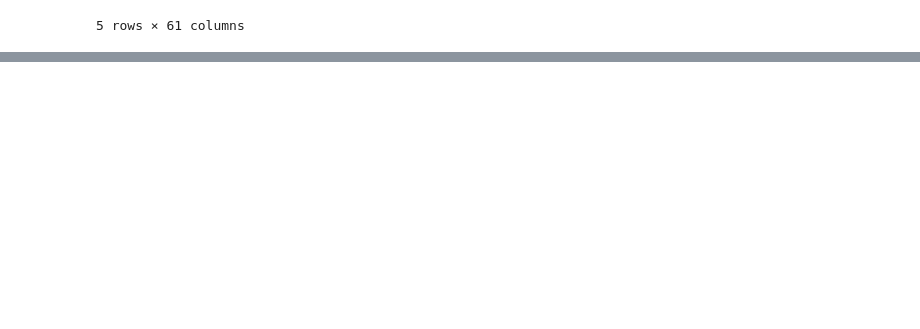
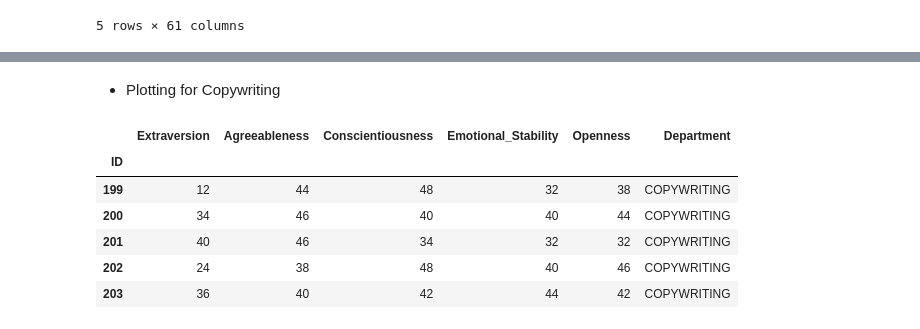
Before and after one commit to Andy-Nkumane/data-wrangling-functional-programming, a Jupyter notebook: Data wrangling - functional programming.ipynb, the cells around one changed output, grey strips where cells are left out. Drawn from its saved outputs; the diff is of its cells as text; code cells hidden in the pictures; blank space fills up the shorter version.

```diff
--- a/Data wrangling - functional programming.ipynb
+++ b/Data wrangling - functional programming.ipynb
@@ -405,0 +409,14 @@ cols.append('Department')
+# %% [markdown]
+* Plotting for Copywriting
+# %%
+cp = df_plot[df_plot.Department == 'COPYWRITING']
+cp = pd.DataFrame(cp)
+cp.head()
+# %% [output]
+|  | Extraversion | Agreeableness | Conscientiousness | Emotional_Stability | Openness | Department |
+| ID |  |  |  |  |  |  |
+| 199 | 12 | 44 | 48 | 32 | 38 | COPYWRITING |
+| 200 | 34 | 46 | 40 | 40 | 44 | COPYWRITING |
+| 201 | 40 | 46 | 34 | 32 | 32 | COPYWRITING |
+| 202 | 24 | 38 | 48 | 40 | 46 | COPYWRITING |
+| 203 | 36 | 40 | 42 | 44 | 42 | COPYWRITING |
```
Also changed, not shown: parts of 33 cells of this notebook.
